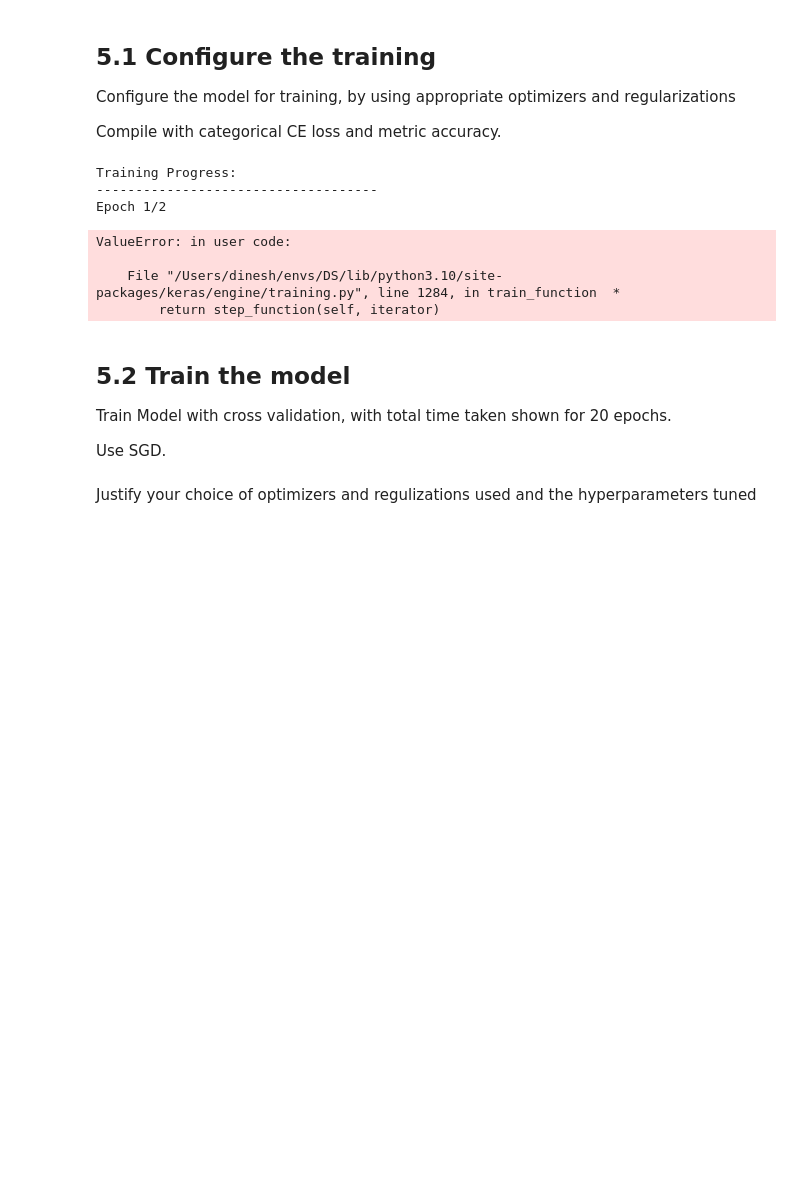
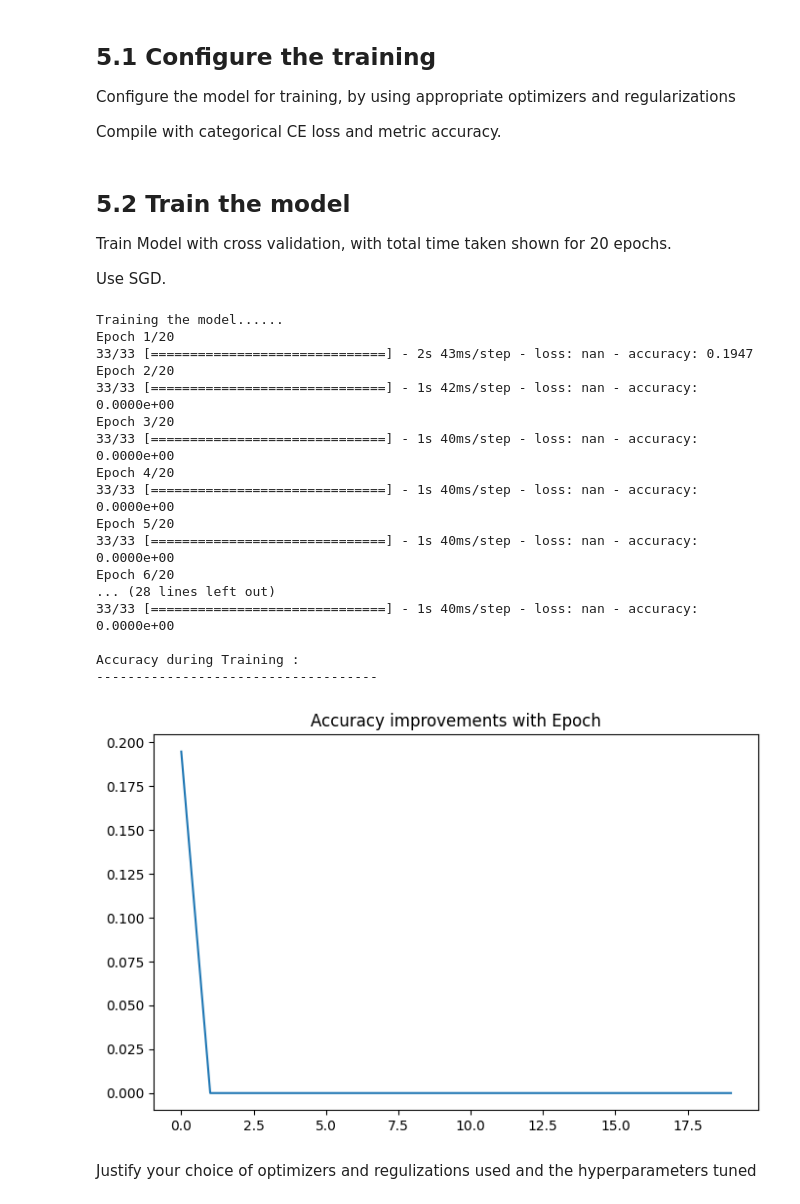
Before and after one commit to dineshrajaram/DL-Practical, a Jupyter notebook: DL_assignment_1_group186/DL_Assignment_Template.ipynb, the cells around one changed output. Saved outputs shown, nothing was run; the diff lists cells and outputs as text; code cells hidden in the pictures; blank space fills up the shorter version.

```diff
--- a/DL_assignment_1_group186/DL_Assignment_Template.ipynb
+++ b/DL_assignment_1_group186/DL_Assignment_Template.ipynb
@@ -370,35 +346,10 @@ Configure  the model for training, by using appropriate optimizers and regulariz
 Compile with categorical CE loss and metric accuracy.
 # %%
 ##---------Type the code below this line------------------##
-VERBOSE=1
-BATCH_SIZE=32
-# X_train_data = X_train_data.cache()
-# X_train_data = X_train_data.batch(32)
-# Y_train_data = Y_train_data.cache()
-# Y_train_data = Y_train_data.batch(32)
-ds_train.batch(128)
-EPOCHS=2
-print("\nTraining Progress:\n------------------------------------")
-history=model.fit(ds_train,
-          batch_size=BATCH_SIZE,
-          epochs=EPOCHS,
-          verbose=VERBOSE)
-
-print("\nAccuracy during Training :\n------------------------------------")
-
-pd.DataFrame(history.history)["accuracy"].plot(figsize=(8, 5))
-plt.title("Accuracy improvements with Epoch")
-plt.show()
-print("\nEvaluation against Test Dataset :\n------------------------------------")
-# model.evaluate(X_test,Y_test)
+sgd_optimizer = tf.keras.optimizers.legacy.SGD(learning_rate=learning_rate)
+cat_CE_loss = tf.keras.losses.CategoricalCrossentropy()
+accuracy_metrics = tf.keras.metrics.Accuracy()
+model.compile(optimizer=sgd_optimizer,loss=cat_CE_loss,metrics=accuracy_metrics)
-# %% [output]
-Training Progress:
-------------------------------------
-Epoch 1/2
-ValueError: in user code:
-
-    File "/Users/dinesh/envs/DS/lib/python3.10/site-packages/keras/engine/training.py", line 1284, in train_function  *
-        return step_function(self, iterator)
 # %% [markdown]
 ## 5.2 Train the model
 
@@ -407,6 +358,39 @@ Train Model with cross validation, with total time taken shown for 20 epochs.
 Use SGD.
 # %%
 ##---------Type the code below this line------------------##
+BATCH_SIZE=32
+EPOCHS=20
+x_y_batched=x_y_train.batch(32)
+
+print("\nTraining the model......")
+history=model.fit(x_y_batched,
+          batch_size=BATCH_SIZE,
+          epochs=EPOCHS)
+
+print("\nAccuracy during Training :\n------------------------------------")
+
+pd.DataFrame(history.history)["accuracy"].plot(figsize=(8, 5))
+plt.title("Accuracy improvements with Epoch")
+plt.show()
+# %% [output]
+Training the model......
+Epoch 1/20
+33/33 [==============================] - 2s 43ms/step - loss: nan - accuracy: 0.1947
+Epoch 2/20
+33/33 [==============================] - 1s 42ms/step - loss: nan - accuracy: 0.0000e+00
+Epoch 3/20
+33/33 [==============================] - 1s 40ms/step - loss: nan - accuracy: 0.0000e+00
+Epoch 4/20
+33/33 [==============================] - 1s 40ms/step - loss: nan - accuracy: 0.0000e+00
+Epoch 5/20
+33/33 [==============================] - 1s 40ms/step - loss: nan - accuracy: 0.0000e+00
+Epoch 6/20
+... (28 lines left out)
+33/33 [==============================] - 1s 40ms/step - loss: nan - accuracy: 0.0000e+00
+
+Accuracy during Training :
+------------------------------------
+[figure, added]
 # %% [markdown]
 Justify your choice of optimizers and regulizations used and the hyperparameters tuned
 # %%
```
Also changed, not shown: parts of 8 cells of this notebook, 2 other files.
